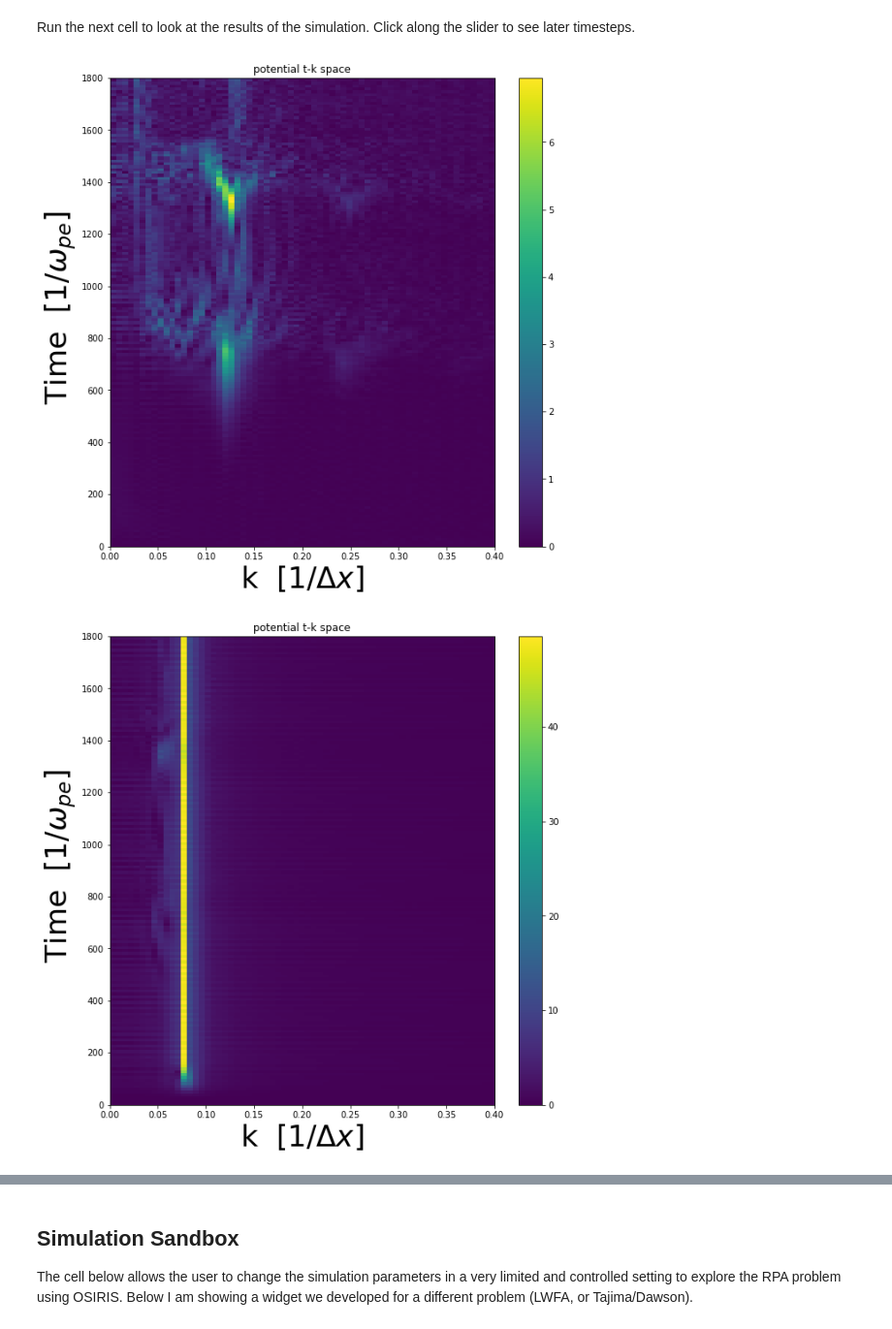
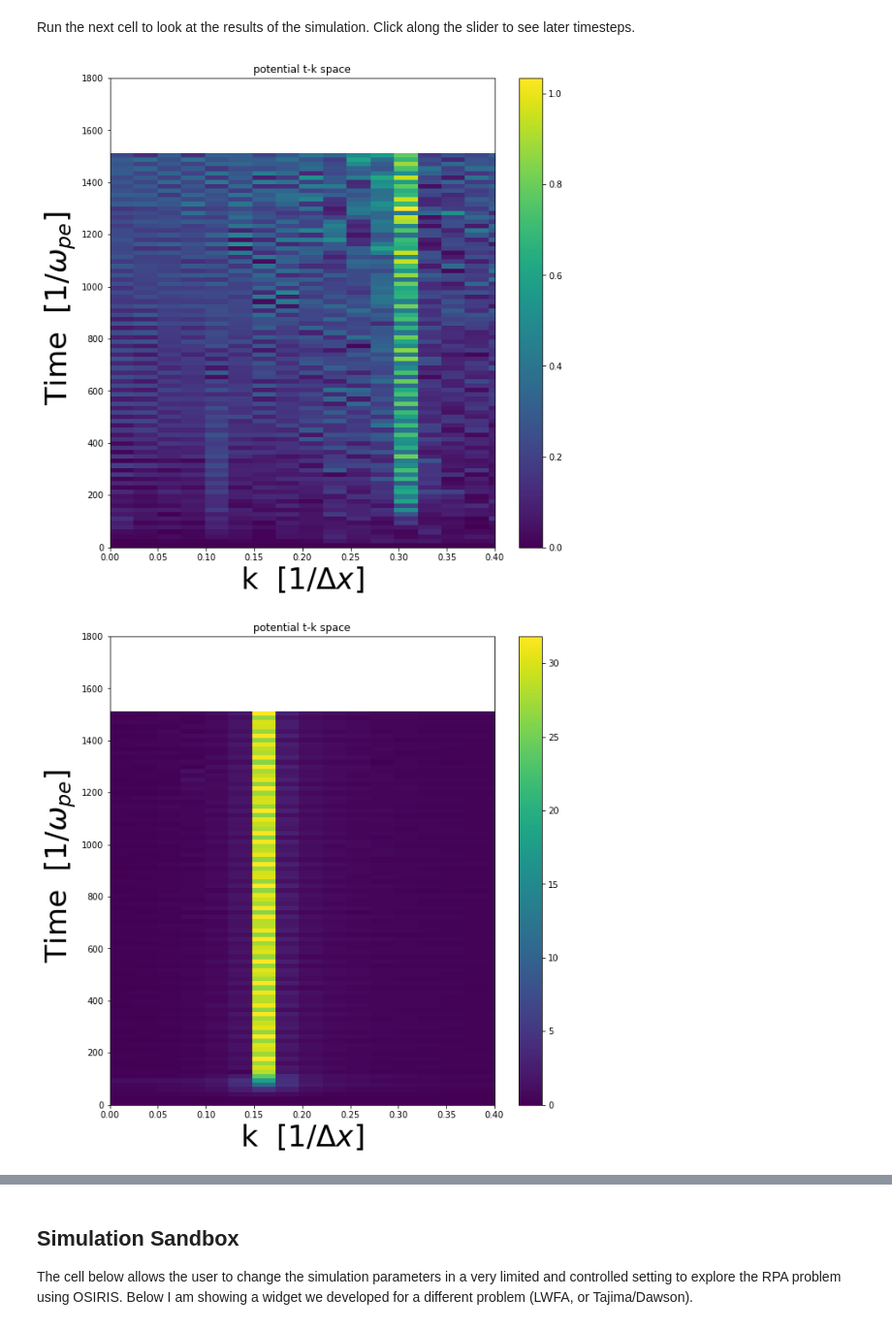
Before and after one commit to UCLA-Plasma-Simulation-Group/JupyterPIC, a Jupyter notebook: dev/forslund-SRS/SRS-v1.ipynb, the cells around one changed output, grey strips where cells are left out. Shown at 97% size. Cells and saved outputs as stored; diff of their text form; code cells hidden in the pictures.

Commit message:
added notebook for SCS
added SCS notebook for compton scattering

```diff
--- a/dev/forslund-SRS/SRS-v1.ipynb
+++ b/dev/forslund-SRS/SRS-v1.ipynb
@@ -64,14 +55,14 @@ Run the next cell to look at the results of the simulation. Click along the slid
 # %%
 ## Hit <shift>+<return> to visualize case A
 
-dirname = './forslund-srs'
+dirname = './lin-scs'
 # osiris.plot_xt_arb(rundir=dirname,field='e1',tlim=(0,2500))
 osiris.plot_tk_arb(dirname,'e1',klim=0.4,tlim=1800)
 
 
 #osiris.plot_xt_arb(rundir=dirname,field='e2',tlim=(0,2500))
 osiris.plot_tk_arb(dirname,'e2',klim=0.4,tlim=1800)
 # %% [output]
-[figure, old version]
+[figure, new version]
-[figure, old version]
+[figure, new version]
 # %%
```
Also changed, not shown: parts of 4 cells of this notebook, 9 other files.
